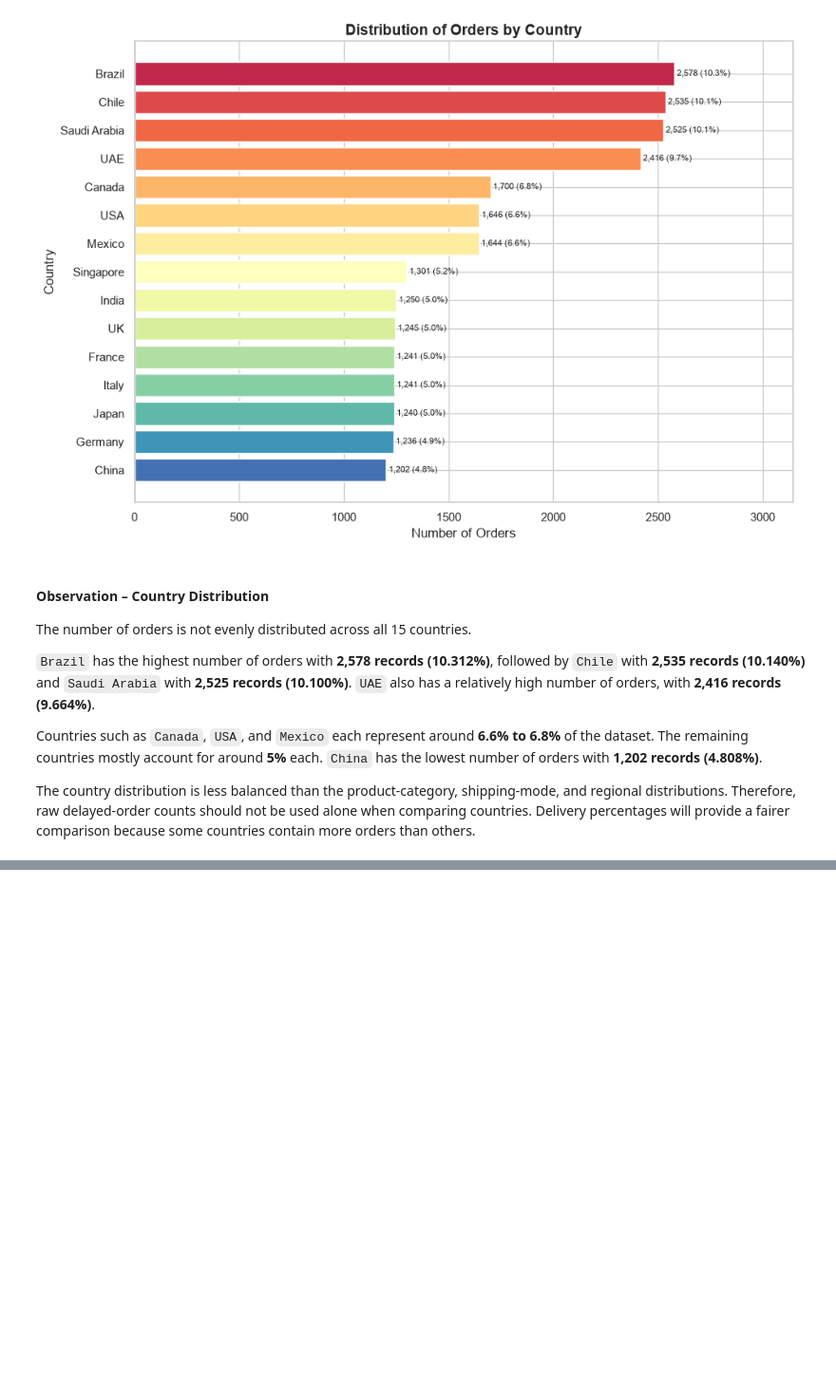
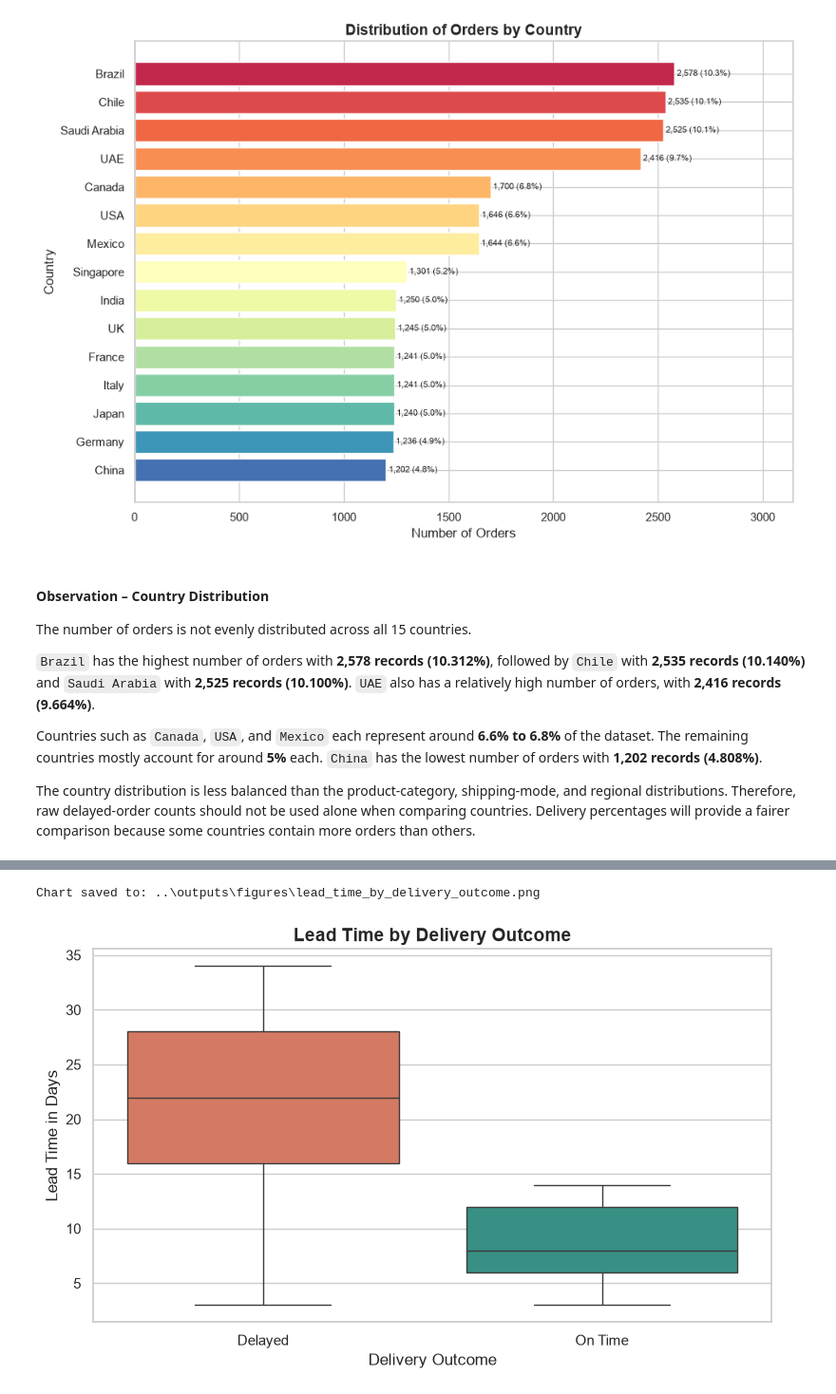
Before and after one commit to Kiruthikaa2512/cb_supply_risk, a Jupyter notebook: notebooks/cross_border_supply_chain_analysis.ipynb, the cells around one changed output, grey strips where cells are left out. Shown at 95% size. Drawn from its saved outputs; the diff is of its cells as text; code cells hidden in the pictures; blank space fills up the shorter version.

Commit message:
Complete Module 4 exploratory data analysis

```diff
--- a/notebooks/cross_border_supply_chain_analysis.ipynb
+++ b/notebooks/cross_border_supply_chain_analysis.ipynb
@@ -1567,0 +2293,76 @@ because some countries contain more orders than others.
+# %%
+# Calculate lead-time statistics by delivery status
+lead_time_delivery_summary = (
+    df_eda.groupby("Delivery_Status")["Lead_Time_Days"]
+    .agg([
+        "count",
+        "mean",
+        "median",
+        "std",
+        "min",
+        "max",
+    ])
+    .reindex(["Delayed", "On Time"])
+)
+
+# Rename columns for readability
+lead_time_delivery_summary.columns = [
+    "Record_Count",
+    "Mean",
+    "Median",
+    "Standard_Deviation",
+    "Minimum",
+    "Maximum",
+]
+
+# Display the summary table
+display(lead_time_delivery_summary.round(2))
+
+# Create a boxplot
+plt.figure(figsize=(8, 5))
+
+sns.boxplot(
+    data=df_eda,
+    x="Delivery_Status",
+    y="Lead_Time_Days",
+    hue="Delivery_Status",
+    order=["Delayed", "On Time"],
+    palette=delivery_palette,
+    legend=False,
+)
+
+plt.title(
+    "Lead Time by Delivery Outcome",
+    fontsize=14,
+    fontweight="bold",
+)
+
+plt.xlabel("Delivery Outcome")
+plt.ylabel("Lead Time in Days")
+plt.tight_layout()
+
+# Save the chart
+lead_time_outcome_chart_path = Path(
+    "../outputs/figures/lead_time_by_delivery_outcome.png"
+)
+
+if not lead_time_outcome_chart_path.parent.exists():
+    lead_time_outcome_chart_path = Path(
+        "outputs/figures/lead_time_by_delivery_outcome.png"
+    )
+
+lead_time_outcome_chart_path.parent.mkdir(
+    parents=True,
+    exist_ok=True,
+)
+
+plt.savefig(
+    lead_time_outcome_chart_path,
+    dpi=300,
+    bbox_inches="tight",
+)
+
+print(f"Chart saved to: {lead_time_outcome_chart_path}")
+
+plt.show()
+# %% [output]
@@ -1567,0 +2373,2 @@ because some countries contain more orders than others.
+Chart saved to: ..\outputs\figures\lead_time_by_delivery_outcome.png
+[figure, added]
```
Also changed, not shown: parts of 38 cells of this notebook, 9 other files.
